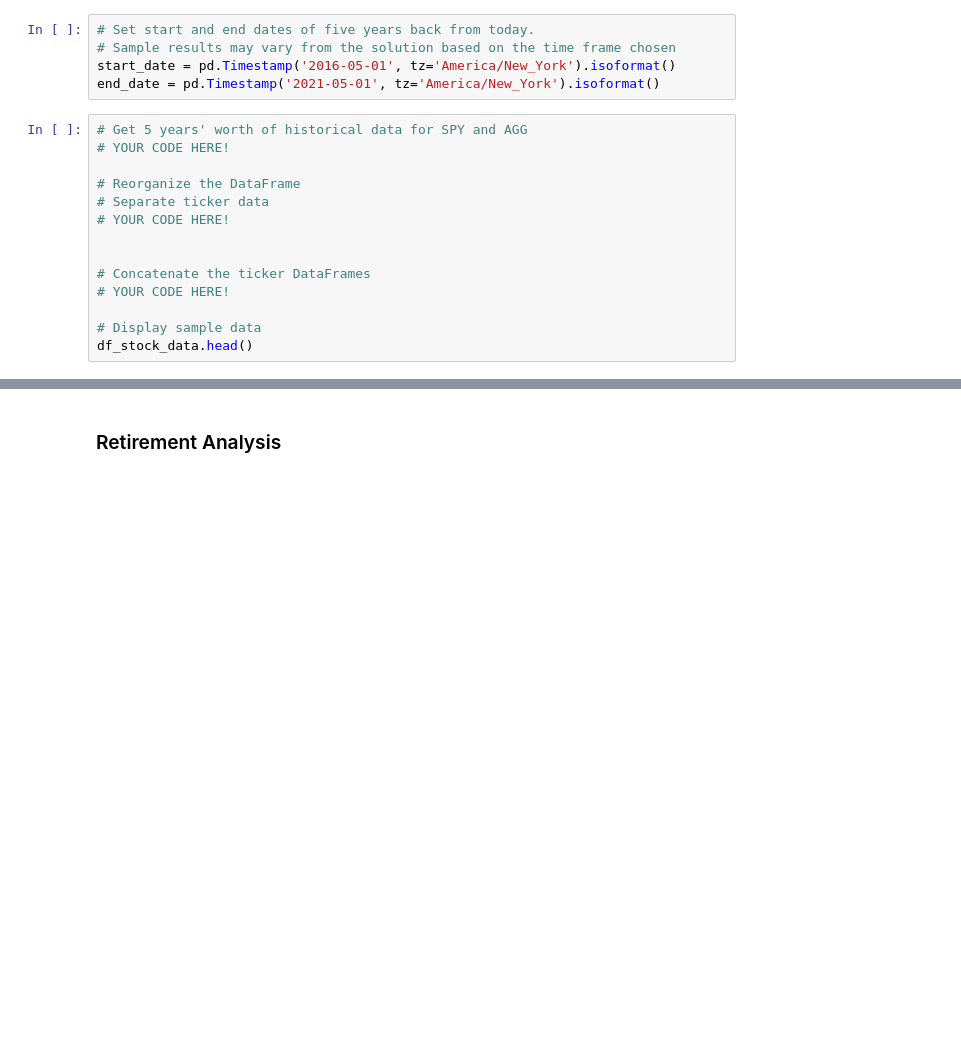
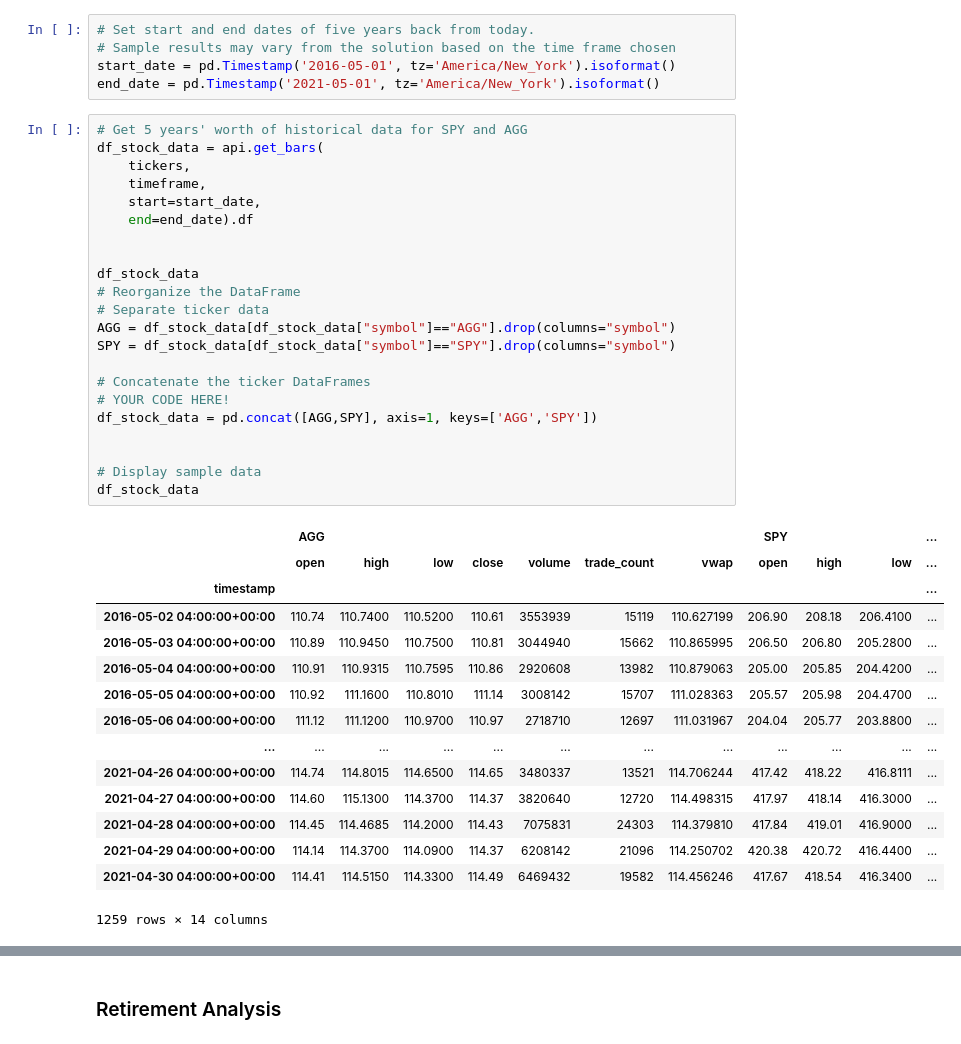
Before and after one commit to HakobKeymetlyan/homework, a Jupyter notebook: api_homework/Instructions/Starter_Code/financial-planner.ipynb, the cells around one changed output, grey strips where cells are left out. Saved outputs shown, nothing was run; the diff lists cells and outputs as text; blank space fills up the shorter version.

```diff
--- a/api_homework/Instructions/Starter_Code/financial-planner.ipynb
+++ b/api_homework/Instructions/Starter_Code/financial-planner.ipynb
@@ -126,15 +185,39 @@ start_date = pd.Timestamp('2016-05-01', tz='America/New_York').isoformat()
 end_date = pd.Timestamp('2021-05-01', tz='America/New_York').isoformat()
 # %%
 # Get 5 years' worth of historical data for SPY and AGG
-# YOUR CODE HERE!
+df_stock_data = api.get_bars(
+    tickers,
+    timeframe,
+    start=start_date,
+    end=end_date).df
 
+
+df_stock_data
 # Reorganize the DataFrame
 # Separate ticker data
-# YOUR CODE HERE!
-
+AGG = df_stock_data[df_stock_data["symbol"]=="AGG"].drop(columns="symbol")
+SPY = df_stock_data[df_stock_data["symbol"]=="SPY"].drop(columns="symbol")
 
 # Concatenate the ticker DataFrames
 # YOUR CODE HERE!
+df_stock_data = pd.concat([AGG,SPY], axis=1, keys=['AGG','SPY'])
+
 
 # Display sample data
-df_stock_data.head()
+df_stock_data
+# %% [output]
+|  | AGG |  |  |  |  |  |  | SPY |  |  | ... |
+|  | open | high | low | close | volume | trade_count | vwap | open | high | low | ... |
+| timestamp |  |  |  |  |  |  |  |  |  |  | ... |
+| 2016-05-02 04:00:00+00:00 | 110.74 | 110.7400 | 110.5200 | 110.61 | 3553939 | 15119 | 110.627199 | 206.90 | 208.18 | 206.4100 | ... |
+| 2016-05-03 04:00:00+00:00 | 110.89 | 110.9450 | 110.7500 | 110.81 | 3044940 | 15662 | 110.865995 | 206.50 | 206.80 | 205.2800 | ... |
+| 2016-05-04 04:00:00+00:00 | 110.91 | 110.9315 | 110.7595 | 110.86 | 2920608 | 13982 | 110.879063 | 205.00 | 205.85 | 204.4200 | ... |
+| 2016-05-05 04:00:00+00:00 | 110.92 | 111.1600 | 110.8010 | 111.14 | 3008142 | 15707 | 111.028363 | 205.57 | 205.98 | 204.4700 | ... |
+| 2016-05-06 04:00:00+00:00 | 111.12 | 111.1200 | 110.9700 | 110.97 | 2718710 | 12697 | 111.031967 | 204.04 | 205.77 | 203.8800 | ... |
+| ... | ... | ... | ... | ... | ... | ... | ... | ... | ... | ... | ... |
+| 2021-04-26 04:00:00+00:00 | 114.74 | 114.8015 | 114.6500 | 114.65 | 3480337 | 13521 | 114.706244 | 417.42 | 418.22 | 416.8111 | ... |
+| 2021-04-27 04:00:00+00:00 | 114.60 | 115.1300 | 114.3700 | 114.37 | 3820640 | 12720 | 114.498315 | 417.97 | 418.14 | 416.3000 | ... |
+| 2021-04-28 04:00:00+00:00 | 114.45 | 114.4685 | 114.2000 | 114.43 | 7075831 | 24303 | 114.379810 | 417.84 | 419.01 | 416.9000 | ... |
+| 2021-04-29 04:00:00+00:00 | 114.14 | 114.3700 | 114.0900 | 114.37 | 6208142 | 21096 | 114.250702 | 420.38 | 420.72 | 416.4400 | ... |
+| 2021-04-30 04:00:00+00:00 | 114.41 | 114.5150 | 114.3300 | 114.49 | 6469432 | 19582 | 114.456246 | 417.67 | 418.54 | 416.3400 | ... |
+1259 rows × 14 columns
```
Also changed, not shown: parts of 20 cells of this notebook.
